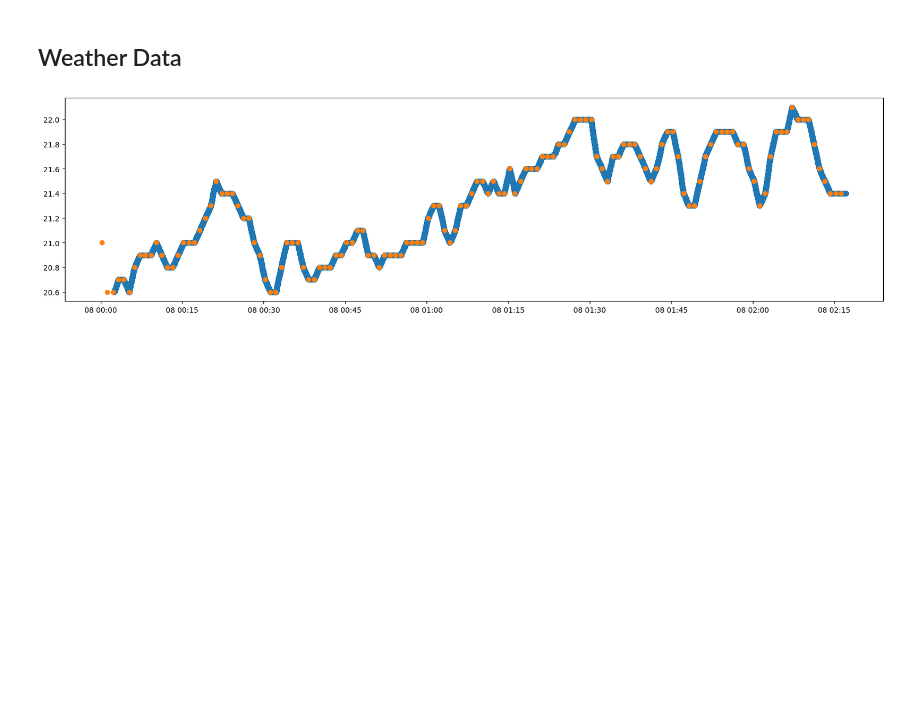
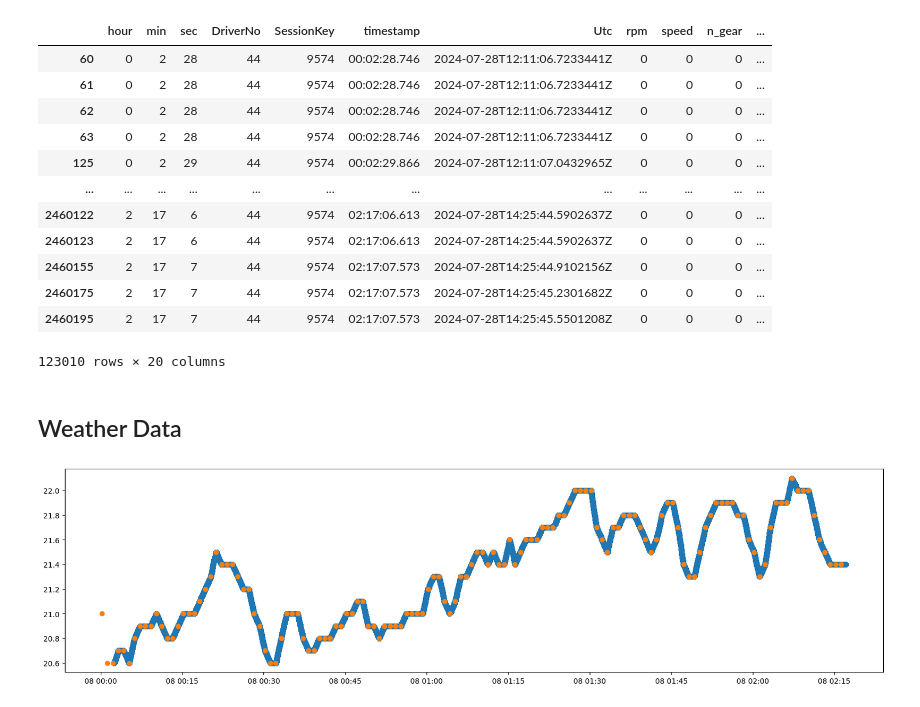
Before and after one commit to GoktugOcal/LiveF1, a Jupyter notebook: test.ipynb, the cells around one changed output. Cells and saved outputs as stored; diff of their text form; code cells hidden in the pictures; blank space fills up the shorter version.

```diff
--- a/test.ipynb
+++ b/test.ipynb
@@ -88,0 +83,16 @@ df_all = df.reset_index().set_index("timestamp").join(df_weather.set_index("time
+# %%
+df.reset_index()[df.reset_index()["DriverNo"] == "44"]
+# %% [output]
+|  | hour | min | sec | DriverNo | SessionKey | timestamp | Utc | rpm | speed | n_gear | ... |
+| 60 | 0 | 2 | 28 | 44 | 9574 | 00:02:28.746 | 2024-07-28T12:11:06.7233441Z | 0 | 0 | 0 | ... |
+| 61 | 0 | 2 | 28 | 44 | 9574 | 00:02:28.746 | 2024-07-28T12:11:06.7233441Z | 0 | 0 | 0 | ... |
+| 62 | 0 | 2 | 28 | 44 | 9574 | 00:02:28.746 | 2024-07-28T12:11:06.7233441Z | 0 | 0 | 0 | ... |
+| 63 | 0 | 2 | 28 | 44 | 9574 | 00:02:28.746 | 2024-07-28T12:11:06.7233441Z | 0 | 0 | 0 | ... |
+| 125 | 0 | 2 | 29 | 44 | 9574 | 00:02:29.866 | 2024-07-28T12:11:07.0432965Z | 0 | 0 | 0 | ... |
+| ... | ... | ... | ... | ... | ... | ... | ... | ... | ... | ... | ... |
+| 2460122 | 2 | 17 | 6 | 44 | 9574 | 02:17:06.613 | 2024-07-28T14:25:44.5902637Z | 0 | 0 | 0 | ... |
+| 2460123 | 2 | 17 | 6 | 44 | 9574 | 02:17:06.613 | 2024-07-28T14:25:44.5902637Z | 0 | 0 | 0 | ... |
+| 2460155 | 2 | 17 | 7 | 44 | 9574 | 02:17:07.573 | 2024-07-28T14:25:44.9102156Z | 0 | 0 | 0 | ... |
+| 2460175 | 2 | 17 | 7 | 44 | 9574 | 02:17:07.573 | 2024-07-28T14:25:45.2301682Z | 0 | 0 | 0 | ... |
+| 2460195 | 2 | 17 | 7 | 44 | 9574 | 02:17:07.573 | 2024-07-28T14:25:45.5501208Z | 0 | 0 | 0 | ... |
+123010 rows × 20 columns
```
Also changed, not shown: parts of 15 cells of this notebook.
